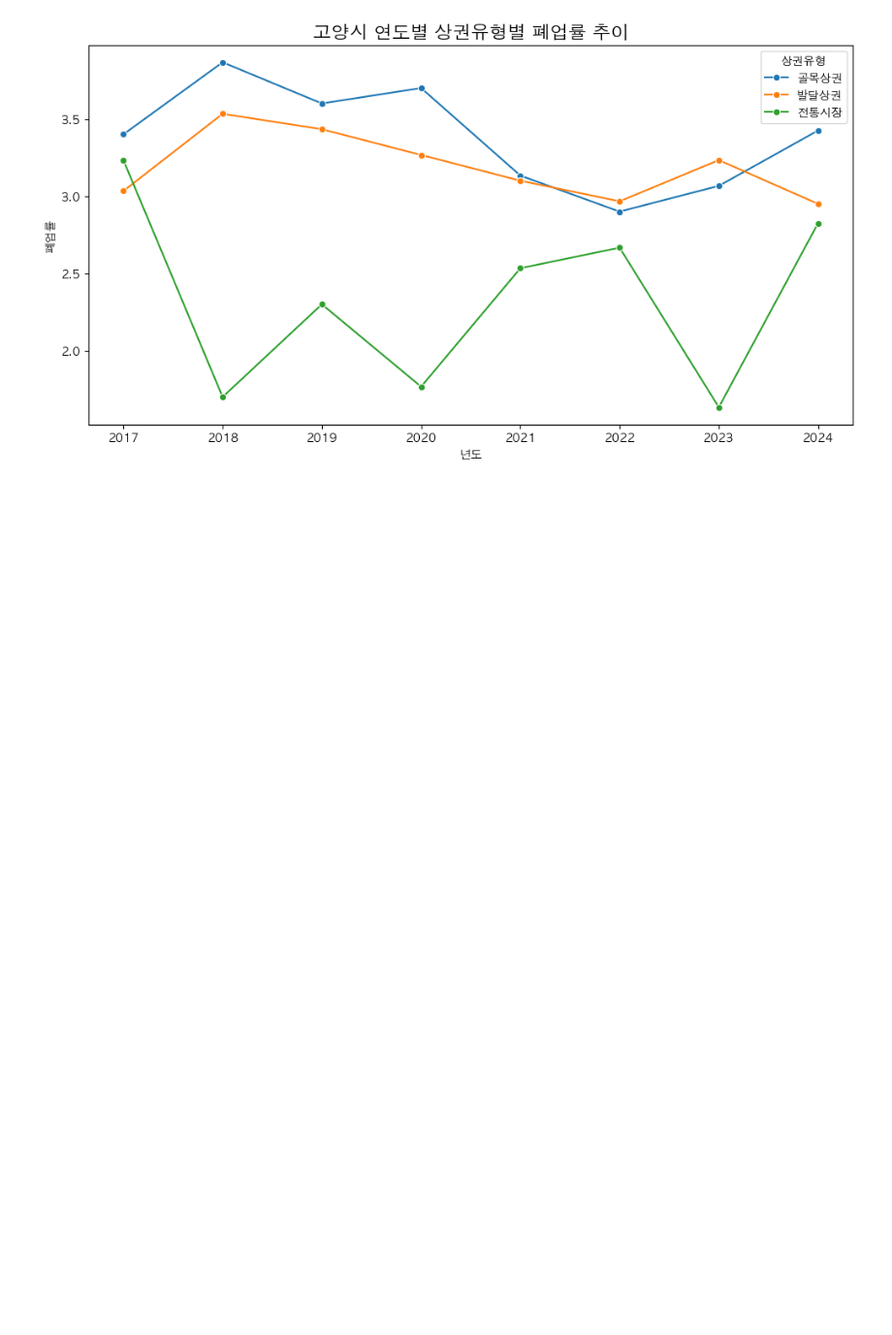
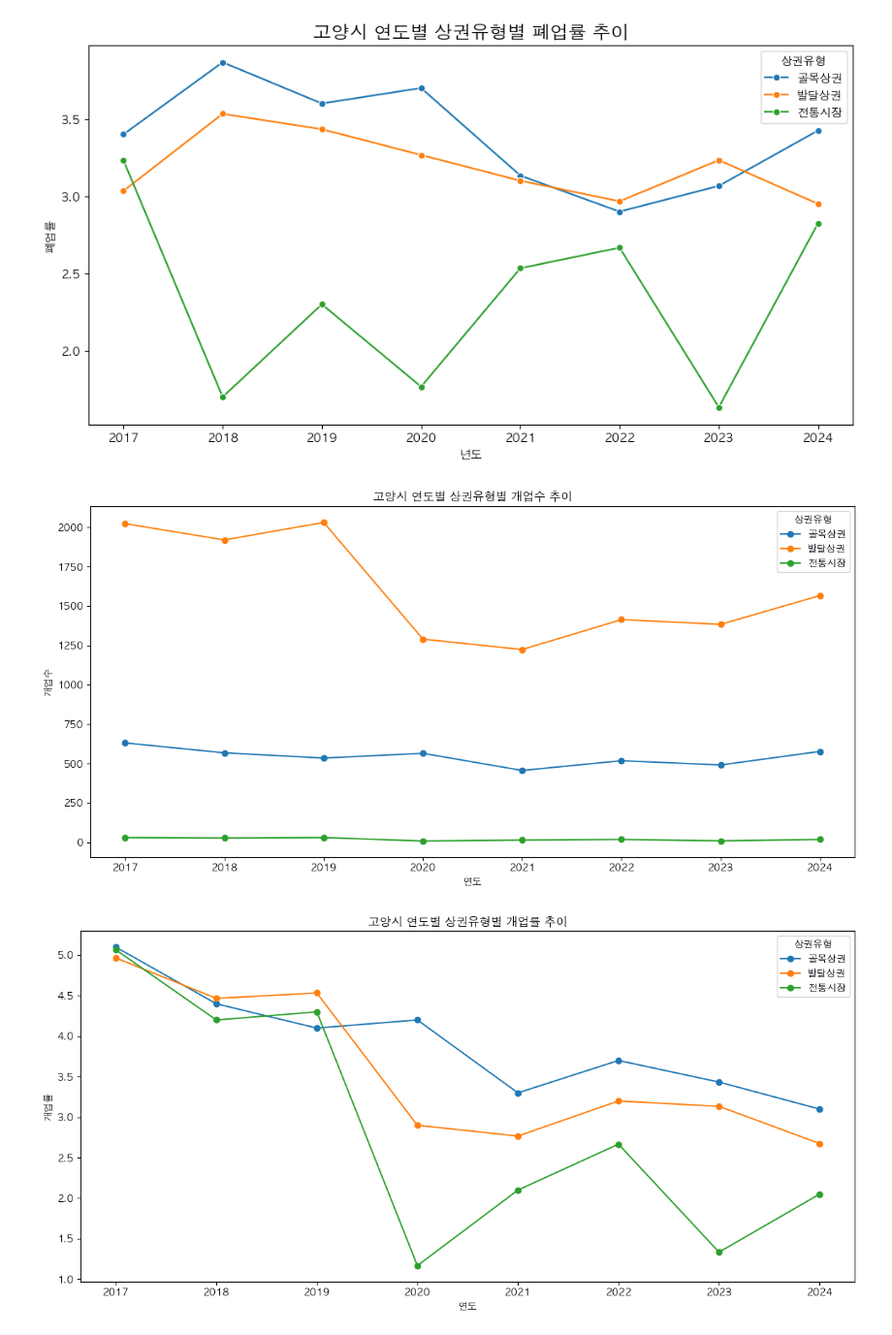
Before and after one commit to gisyun/Goyang_TradeAreaAnalysis, a Jupyter notebook: OCRateAnalysis.ipynb, the cells around one changed output. Shown at 97% size. Drawn from its saved outputs; the diff is of its cells as text; code cells hidden in the pictures; blank space fills up the shorter version.

Commit message:
reproducible pipeline for OC analysis

```diff
--- a/OCRateAnalysis.ipynb
+++ b/OCRateAnalysis.ipynb
@@ -305,0 +477,46 @@ plt.show()
+# %%
+# 1) Instantiate the pipeline
+pipe = OCRPipeline(
+    base_dir="상권분석/상권별",
+    metric_dir="개폐업수(율)",
+    categories=("발달상권", "골목상권", "전통시장"),
+    # If a new quarter arrives, just edit this list:
+    years_quarters=[(y, 4) for y in range(2017, 2025)] + [(2025, 2)],
+    keys=("행정구역", "시군구코드"),
+)
+
+# 2) Build combined wide dataframe (filter to 고양시)
+combined = pipe.build_combined(city_filter="고양시", how="inner")
+
+# 3) Make tidy long tables for each metric
+open_cnt_long  = pipe.tidy_metric(combined, "개업수", "개업수")
+open_rate_long = pipe.tidy_metric(combined, "개업률", "개업률")
+close_cnt_long = pipe.tidy_metric(combined, "폐업수", "폐업수")
+close_rate_long= pipe.tidy_metric(combined, "폐업율", "폐업률")
+
+# 4) Aggregate to yearly series (drop 2025 due to partial year)
+open_cnt_year  = pipe._drop_year(pipe.aggregate_yearly(open_cnt_long,  "개업수", "sum"))
+open_rate_year = pipe._drop_year(pipe.aggregate_yearly(open_rate_long, "개업률", "mean"))
+close_cnt_year = pipe._drop_year(pipe.aggregate_yearly(close_cnt_long, "폐업수", "sum"))
+close_rate_year= pipe._drop_year(pipe.aggregate_yearly(close_rate_long,"폐업률", "mean"))
+
+# 5) (Optional) Plot with matplotlib only
+pipe.plot_line(open_cnt_year,  x="연도", y="개업수", hue="상권유형",
+               title="고양시 연도별 상권유형별 개업수 추이", ylabel="개업수")
+
+pipe.plot_line(open_rate_year, x="연도", y="개업률", hue="상권유형",
+               title="고양시 연도별 상권유형별 개업률 추이", ylabel="개업률")
+
+pipe.plot_line(close_cnt_year, x="연도", y="폐업수", hue="상권유형",
+               title="고양시 연도별 상권유형별 폐업수 추이", ylabel="폐업수")
+
+pipe.plot_line(close_rate_year,x="연도", y="폐업률", hue="상권유형",
+               title="고양시 연도별 상권유형별 폐업률 추이", ylabel="폐업률")
+
+# 6) If you want the per-category merged wide frames:
+baldal_wide  = pipe._merged_by_category["발달상권"]
+golmok_wide  = pipe._merged_by_category["골목상권"]
+trad_wide    = pipe._merged_by_category["전통시장"]
+# %% [output]
+[figure, added]
+[figure, added]
```
Also changed, not shown: parts of 2 cells of this notebook.
